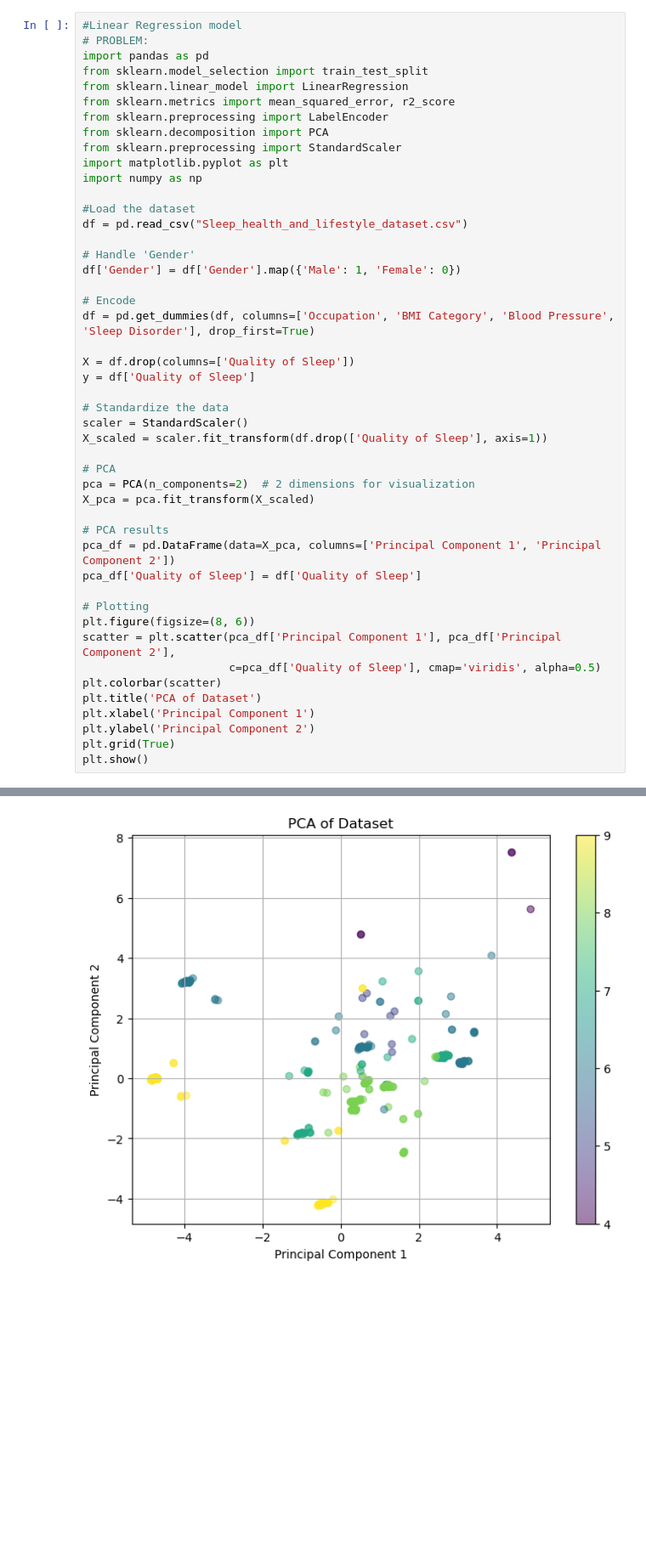
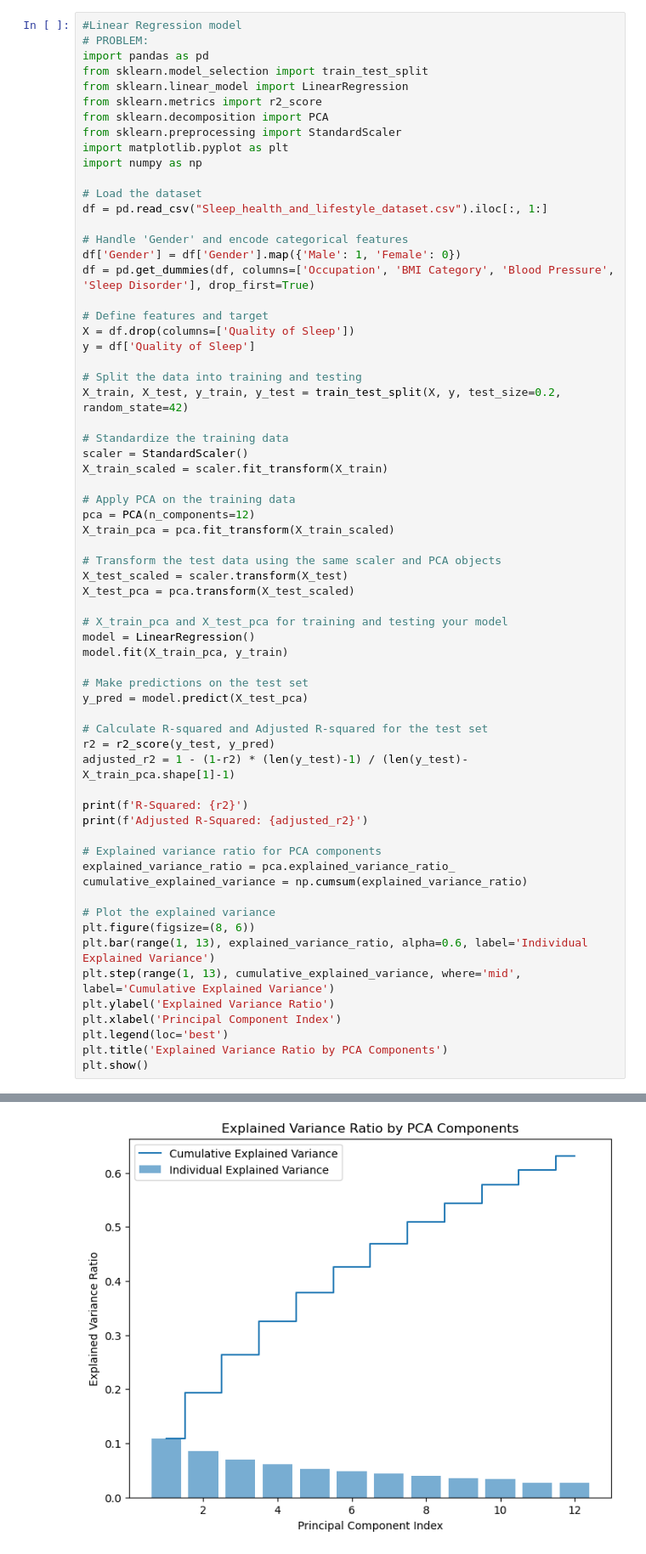
Before and after one commit to mark-earl/AML-PRJ3, a Jupyter notebook: src/linear_regression.ipynb, the cells around one changed output, grey strips where cells are left out. Shown at 85% size. Drawn from its saved outputs; the diff is of its cells as text; blank space fills up the shorter version.

Commit message:
Add loop for linear regression model and visuals

```diff
--- a/src/linear_regression.ipynb
+++ b/src/linear_regression.ipynb
@@ -4,45 +4,63 @@
 import pandas as pd
 from sklearn.model_selection import train_test_split
 from sklearn.linear_model import LinearRegression
-from sklearn.metrics import mean_squared_error, r2_score
-from sklearn.preprocessing import LabelEncoder
+from sklearn.metrics import r2_score
 from sklearn.decomposition import PCA
 from sklearn.preprocessing import StandardScaler
 import matplotlib.pyplot as plt
 import numpy as np
 
-#Load the dataset
-df = pd.read_csv("Sleep_health_and_lifestyle_dataset.csv")
+# Load the dataset
+df = pd.read_csv("Sleep_health_and_lifestyle_dataset.csv").iloc[:, 1:]
 
-# Handle 'Gender'
+# Handle 'Gender' and encode categorical features
 df['Gender'] = df['Gender'].map({'Male': 1, 'Female': 0})
-
-# Encode
 df = pd.get_dummies(df, columns=['Occupation', 'BMI Category', 'Blood Pressure', 'Sleep Disorder'], drop_first=True)
 
+# Define features and target
 X = df.drop(columns=['Quality of Sleep'])
 y = df['Quality of Sleep']
 
-# Standardize the data
+# Split the data into training and testing
+X_train, X_test, y_train, y_test = train_test_split(X, y, test_size=0.2, random_state=42)
+
+# Standardize the training data
 scaler = StandardScaler()
-X_scaled = scaler.fit_transform(df.drop(['Quality of Sleep'], axis=1))
+X_train_scaled = scaler.fit_transform(X_train)
 
-# PCA
-pca = PCA(n_components=2)  # 2 dimensions for visualization
-X_pca = pca.fit_transform(X_scaled)
+# Apply PCA on the training data
+pca = PCA(n_components=12)
+X_train_pca = pca.fit_transform(X_train_scaled)
 
-# PCA results
-pca_df = pd.DataFrame(data=X_pca, columns=['Principal Component 1', 'Principal Component 2'])
-pca_df['Quality of Sleep'] = df['Quality of Sleep']
+# Transform the test data using the same scaler and PCA objects
+X_test_scaled = scaler.transform(X_test)
+X_test_pca = pca.transform(X_test_scaled)
 
-# Plotting
+# X_train_pca and X_test_pca for training and testing your model
+model = LinearRegression()
+model.fit(X_train_pca, y_train)
+
+# Make predictions on the test set
+y_pred = model.predict(X_test_pca)
+
+# Calculate R-squared and Adjusted R-squared for the test set
+r2 = r2_score(y_test, y_pred)
+adjusted_r2 = 1 - (1-r2) * (len(y_test)-1) / (len(y_test)-X_train_pca.shape[1]-1)
+
+print(f'R-Squared: {r2}')
+print(f'Adjusted R-Squared: {adjusted_r2}')
+
+# Explained variance ratio for PCA components
+explained_variance_ratio = pca.explained_variance_ratio_
+cumulative_explained_variance = np.cumsum(explained_variance_ratio)
+
+# Plot the explained variance
 plt.figure(figsize=(8, 6))
-scatter = plt.scatter(pca_df['Principal Component 1'], pca_df['Principal Component 2'],
-                      c=pca_df['Quality of Sleep'], cmap='viridis', alpha=0.5)
-plt.colorbar(scatter)
-plt.title('PCA of Dataset')
-plt.xlabel('Principal Component 1')
-plt.ylabel('Principal Component 2')
-plt.grid(True)
+plt.bar(range(1, 13), explained_variance_ratio, alpha=0.6, label='Individual Explained Variance')
+plt.step(range(1, 13), cumulative_explained_variance, where='mid', label='Cumulative Explained Variance')
+plt.ylabel('Explained Variance Ratio')
+plt.xlabel('Principal Component Index')
+plt.legend(loc='best')
+plt.title('Explained Variance Ratio by PCA Components')
 plt.show()
 # %% [output]
@@ -49 +69 @@ plt.show()
-[figure, old version]
+[figure, new version]
```
Also changed, not shown: parts of 2 cells of this notebook.
